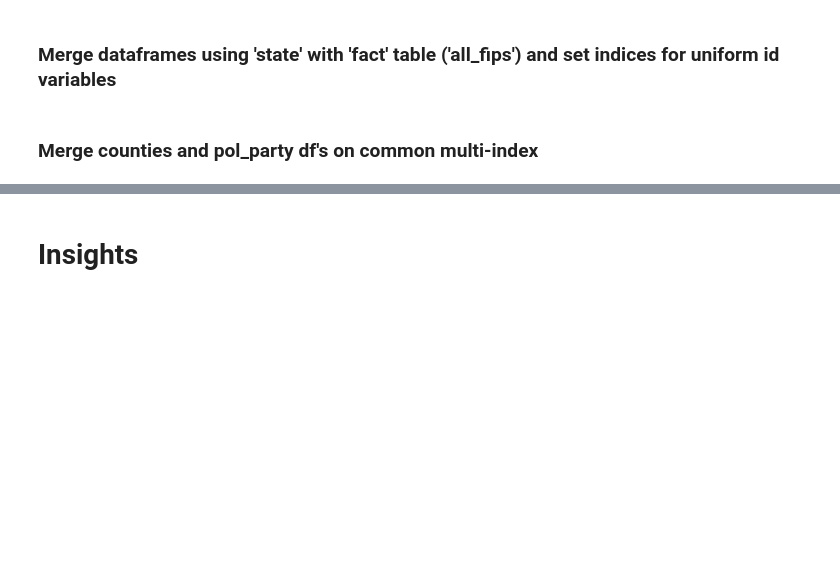
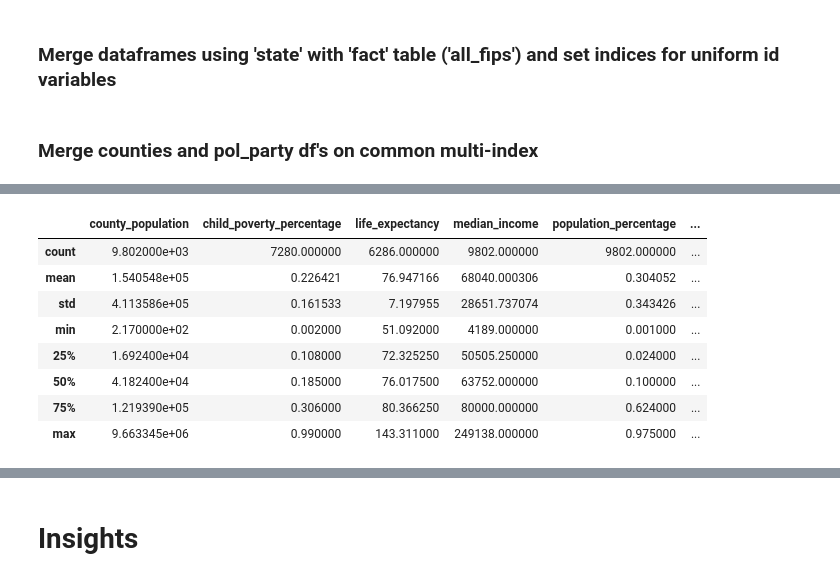
Before and after one commit to mapsg91/CapstoneII_MG, a Jupyter notebook: data/Clean Data/selected_vars/clean_select_features.ipynb, the cells around one changed output, grey strips where cells are left out. Saved outputs shown, nothing was run; the diff lists cells and outputs as text; code cells hidden in the pictures; blank space fills up the shorter version.

```diff
--- a/data/Clean Data/selected_vars/clean_select_features.ipynb
+++ b/data/Clean Data/selected_vars/clean_select_features.ipynb
@@ -226,0 +260,12 @@ pol_party_counties.head()
+# %%
+all_sets.describe()
+# %% [output]
+|  | county_population | child_poverty_percentage | life_expectancy | median_income | population_percentage | ... |
+| count | 9.802000e+03 | 7280.000000 | 6286.000000 | 9802.000000 | 9802.000000 | ... |
+| mean | 1.540548e+05 | 0.226421 | 76.947166 | 68040.000306 | 0.304052 | ... |
+| std | 4.113586e+05 | 0.161533 | 7.197955 | 28651.737074 | 0.343426 | ... |
+| min | 2.170000e+02 | 0.002000 | 51.092000 | 4189.000000 | 0.001000 | ... |
+| 25% | 1.692400e+04 | 0.108000 | 72.325250 | 50505.250000 | 0.024000 | ... |
+| 50% | 4.182400e+04 | 0.185000 | 76.017500 | 63752.000000 | 0.100000 | ... |
+| 75% | 1.219390e+05 | 0.306000 | 80.366250 | 80000.000000 | 0.624000 | ... |
+| max | 9.663345e+06 | 0.990000 | 143.311000 | 249138.000000 | 0.975000 | ... |
```
Also changed, not shown: parts of 37 cells of this notebook, 1 other file.
